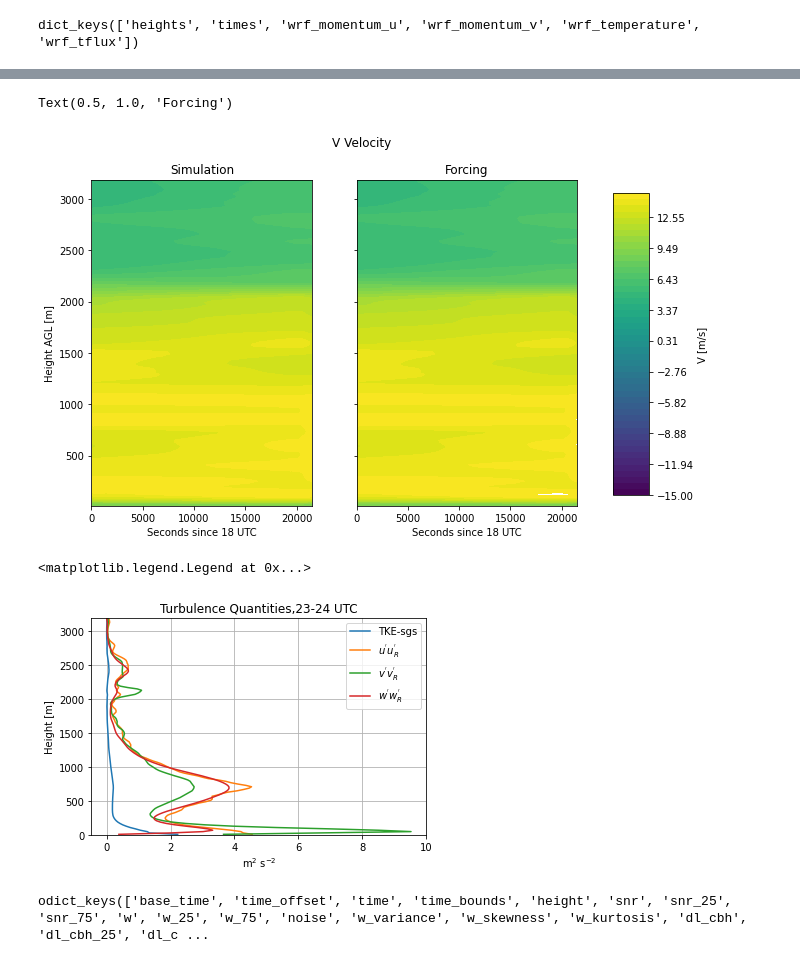
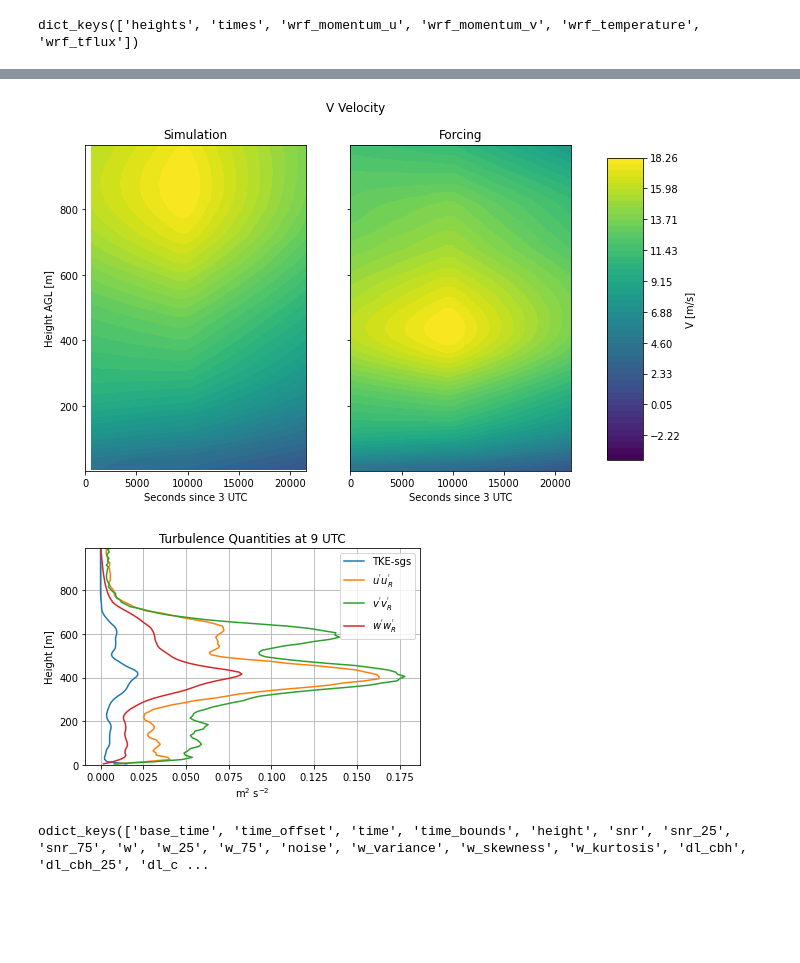
Before and after one commit to joejoeyjoseph/awaken-code, a Jupyter notebook: eagle/02_plot_amrwind.ipynb, the cells around one changed output, grey strips where cells are left out. Drawn from its saved outputs; the diff is of its cells as text; code cells hidden in the pictures; blank space fills up the shorter version.

```diff
--- a/eagle/02_plot_amrwind.ipynb
+++ b/eagle/02_plot_amrwind.ipynb
@@ -8,8 +15,9 @@ maindir = '/projects/awaken/j3lee/run_amrw/stable/20180610-5m/'
 # %%
-stat_dir = 'done'
-
 # when using xarray multifile dataset, have to grab each group of the nc files individually
-xtime = xr.open_mfdataset(maindir+stat_dir+'/abl_statistics*.nc', concat_dim=['num_time_steps'], combine='nested')
+xtime = xr.open_mfdataset(maindir+stat_dir+'/abl_statistics*.nc',
+                          concat_dim=['num_time_steps'], combine='nested')
 
 xprof = xr.open_mfdataset(maindir+stat_dir+'/abl_statistics*.nc', group='mean_profiles',
                           concat_dim=['num_time_steps'], combine='nested')
+
+nc_file_num = len(glob.glob1(maindir+stat_dir, 'abl_statistics*.nc'))
@@ -36,13 +24,18 @@ Data variables: (12/26)
 # %%
 # the forcing file used for the simulation
-forcing = nc.Dataset(maindir+'forcing_20180610_v5m3z6h.nc')
+forcing = nc.Dataset(maindir+'forcing_20180612_raj.nc')
 print(forcing.variables.keys())
 # %% [output]
 dict_keys(['heights', 'times', 'wrf_momentum_u', 'wrf_momentum_v', 'wrf_temperature', 'wrf_tflux'])
 # %%
-sim_height = xprof['h'].values#[0,:] # uncomment the index bracket if you
-#actually have multiple files, it will cause an error if there is a single file
-sim_time = xtime['time'].values
+if nc_file_num == 1:
+    sim_height = xprof['h'].values
+else:
+    sim_height = xprof['h'].values[0,:]
+print(sim_height.shape)
+print(sim_height)
+sim_time = np.round(xtime['time'].values)
+print(sim_time.shape)
 print(sim_time)
 
 forcing_height = forcing['heights'][:]
@@ -137,39 +135,48 @@ Text(0.5, 1.0, 'Forcing')
 # %%
-wrfvar=np.reshape(forcing.variables['wrf_momentum_v'][:], (ntf,nhf))
+fig, ax = plt.subplots(figsize=(10,6),ncols=2,sharey=True,sharex=True)
 
-fig, ax = plt.subplots(figsize=(10,6),ncols=2,sharey=True,sharex=True)
-im=ax[0].contourf(td,hd, xprof['v'].values.T, levels=np.linspace(-15,15))
-ax[1].contourf(tf,hf, wrfvar.T, levels=np.linspace(-15,15))
+contour_min = np.min([xprof['v'].values.min(), forcing_momu.min()])
+contour_max = np.max([xprof['v'].values.max(), forcing_momu.max()])
+
+im = ax[0].contourf(sim_time, sim_height, xprof['v'].values.T,
+                    levels=np.linspace(contour_min, contour_max))
+ax[1].contourf(forcing_time, forcing_height, forcing_momv.T,
+               levels=np.linspace(contour_min, contour_max))
 
 fig.subplots_adjust(right=0.8)
 cbar_ax = fig.add_axes([0.85, 0.15, 0.05, 0.7])
 fig.colorbar(im, cax=cbar_ax, label='V [m/s]')
 plt.suptitle('V Velocity')
 
-ax[0].set_xlabel('Seconds since 18 UTC')
-ax[1].set_xlabel('Seconds since 18 UTC')
+ax[0].set_xlabel('Seconds since '+str(start_time)+' UTC')
+ax[1].set_xlabel('Seconds since '+str(start_time)+' UTC')
 ax[0].set_ylabel('Height AGL [m]')
 
 ax[0].set_title('Simulation')
 ax[1].set_title('Forcing')
+
+plt.show()
 # %% [output]
-Text(0.5, 1.0, 'Forcing')
-[figure, old version]
+[figure, new version]
 # %%
-plt.plot(np.mean(xprof['k_sgs'].values[-24:-1,:],axis=0), hd, color='C0', label='TKE-sgs')
-plt.plot(np.mean(xprof['u\'u\'_r'][-24:-1,:],axis=0), hd, color='C1', label=r"$u^{'}u^{'}_{R}$")
-plt.plot(np.mean(xprof['v\'v\'_r'][-24:-1,:],axis=0), hd, color='C2',label=r"$v^{'}v^{'}_{R}$")
-plt.plot(np.mean(xprof['w\'w\'_r'][-24:-1,:], axis=0),hd, color='C3',label=r"$w^{'}w^{'}_{R}$")
-plt.ylim(0,3200)
+plt.plot(xprof['k_sgs'].values[-1,:], sim_height,
+         color='C0', label='TKE-sgs')
+plt.plot(xprof['u\'u\'_r'][-1,:], sim_height,
+         color='C1', label=r"$u^{'}u^{'}_{R}$")
+plt.plot(xprof['v\'v\'_r'][-1,:], sim_height,
+         color='C2',label=r"$v^{'}v^{'}_{R}$")
+plt.plot(xprof['w\'w\'_r'][-1,:],sim_height,
+         color='C3',label=r"$w^{'}w^{'}_{R}$")
+plt.ylim(0, sim_height.max())
 # plt.xlim(-0.001,0.45)
 plt.grid(True)
-plt.title('Turbulence Quantities,23-24 UTC')
+plt.title('Turbulence Quantities at '+str(start_time+sim_duration)+' UTC')
 plt.ylabel('Height [m]')
 plt.xlabel('m$^2$ s$^{-2}$')
 plt.legend()
+plt.show()
 # %% [output]
-<matplotlib.legend.Legend at 0x...>
-[figure, old version]
+[figure, new version]
 # %%
 #wstat = nc.Dataset('/projects/awaken/ckaul/wrfForcing/20170628/225451/sgpdlprofwstats4newsC1.c1.20170629.000000.nc')
 wstat = nc.Dataset('/projects/awaken/ckaul/wrfForcing/20170619/sgpdlprofwstats4newsC1.c1.20170619.000000.nc')
```
Also changed, not shown: parts of 7 cells of this notebook.
